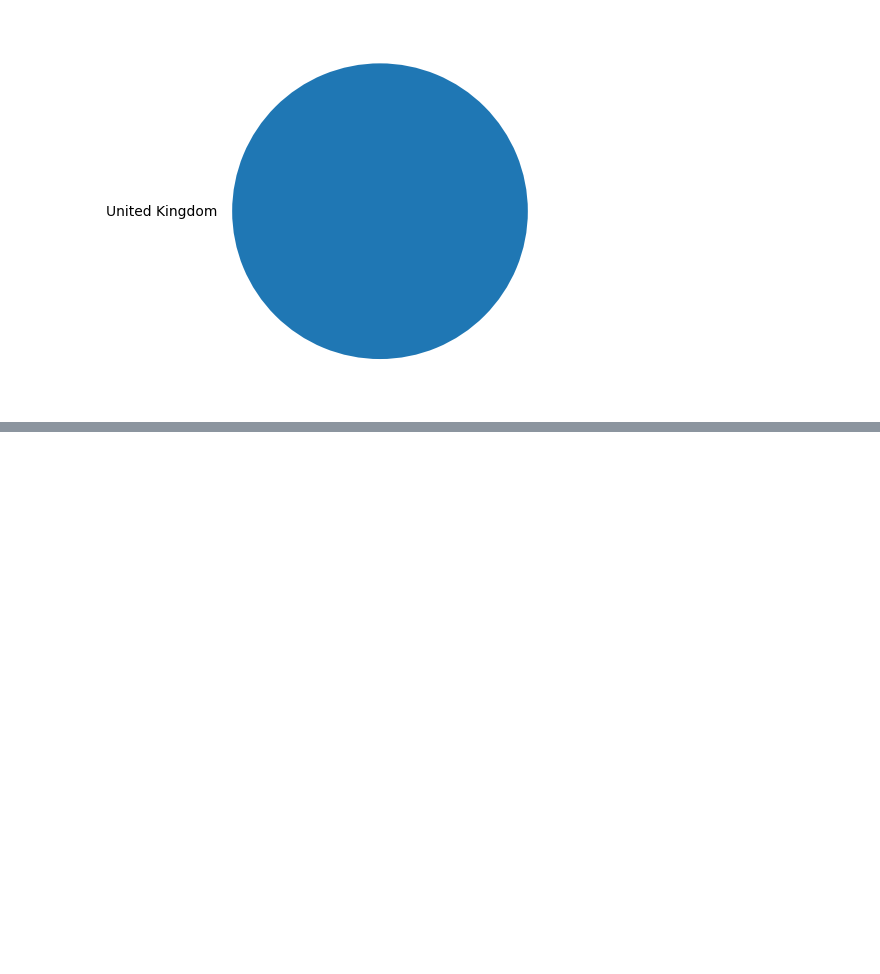
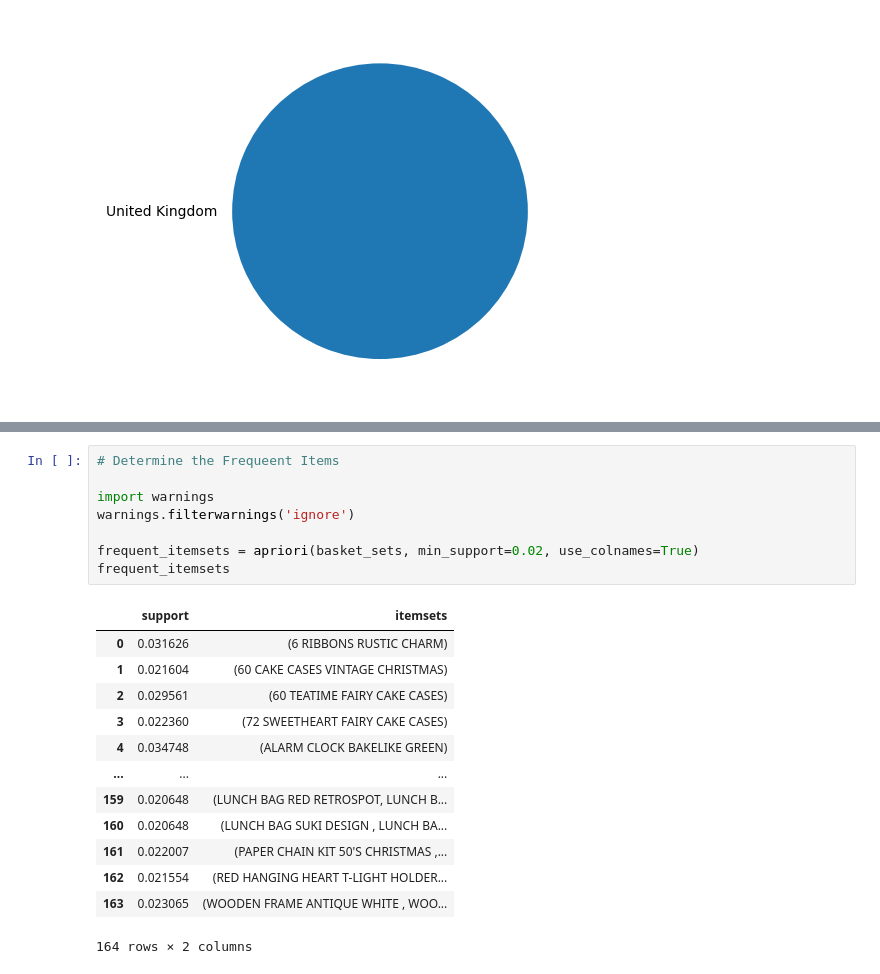
Before and after one commit to seremmartin64-ops/ML, a Jupyter notebook: Market_Basket_Analysis_using_Apriori_Algorithm.ipynb, the cells around one changed output, grey strips where cells are left out. Cells and saved outputs as stored; diff of their text form; blank space fills up the shorter version.

```diff
--- a/Market_Basket_Analysis_using_Apriori_Algorithm.ipynb
+++ b/Market_Basket_Analysis_using_Apriori_Algorithm.ipynb
@@ -65,0 +155,22 @@ data.groupby("Country").size().plot(kind='pie')
+# %%
+# Determine the Frequeent Items
+
+import warnings
+warnings.filterwarnings('ignore')
+
+frequent_itemsets = apriori(basket_sets, min_support=0.02, use_colnames=True)
+frequent_itemsets
+# %% [output]
+|  | support | itemsets |
+| 0 | 0.031626 | (6 RIBBONS RUSTIC CHARM) |
+| 1 | 0.021604 | (60 CAKE CASES VINTAGE CHRISTMAS) |
+| 2 | 0.029561 | (60 TEATIME FAIRY CAKE CASES) |
+| 3 | 0.022360 | (72 SWEETHEART FAIRY CAKE CASES) |
+| 4 | 0.034748 | (ALARM CLOCK BAKELIKE GREEN) |
+| ... | ... | ... |
+| 159 | 0.020648 | (LUNCH BAG RED RETROSPOT, LUNCH B... |
+| 160 | 0.020648 | (LUNCH BAG SUKI DESIGN , LUNCH BA... |
+| 161 | 0.022007 | (PAPER CHAIN KIT 50'S CHRISTMAS ,... |
+| 162 | 0.021554 | (RED HANGING HEART T-LIGHT HOLDER... |
+| 163 | 0.023065 | (WOODEN FRAME ANTIQUE WHITE , WOO... |
+164 rows × 2 columns
```
Also changed, not shown: parts of 6 cells of this notebook.
